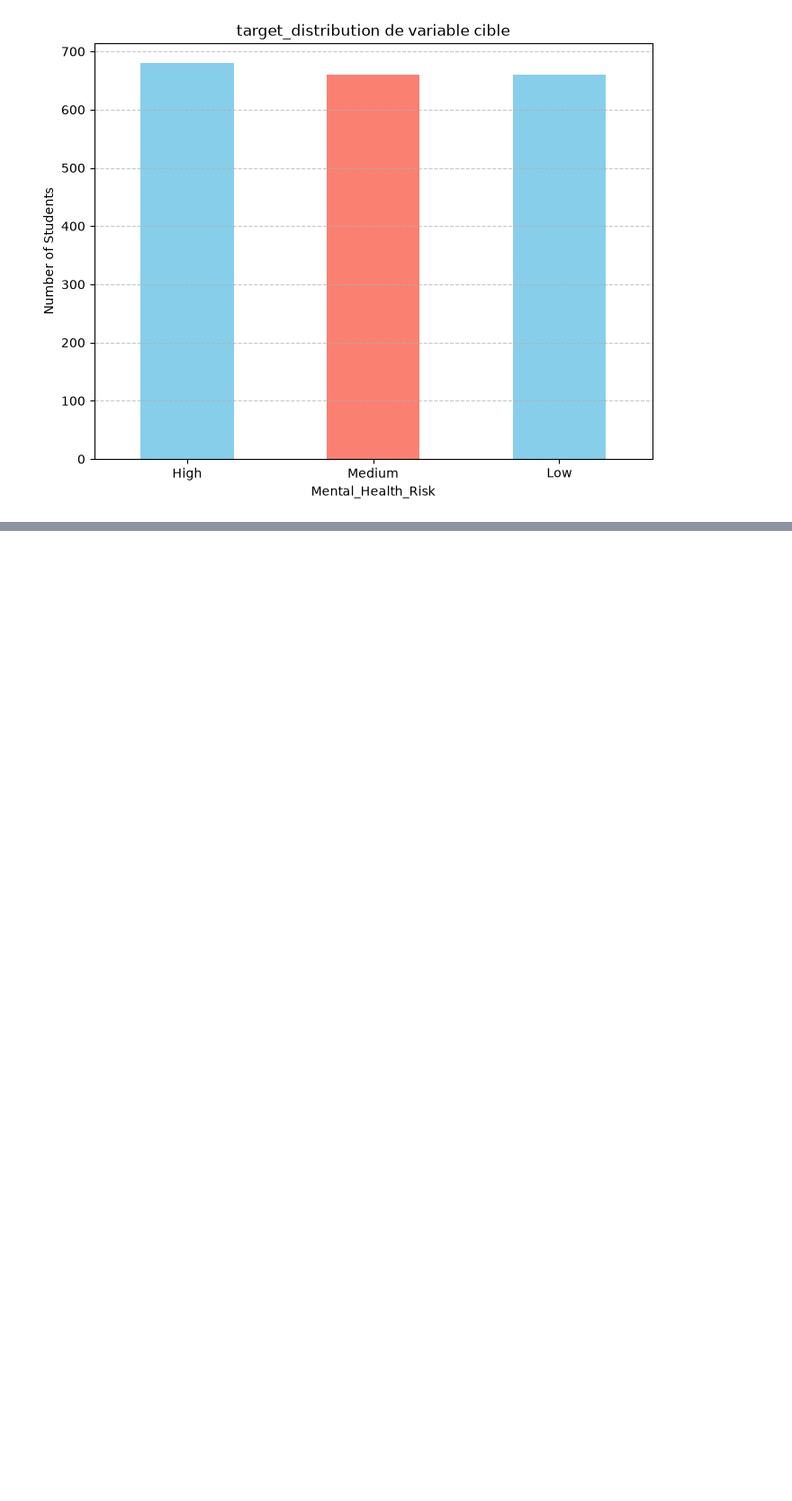
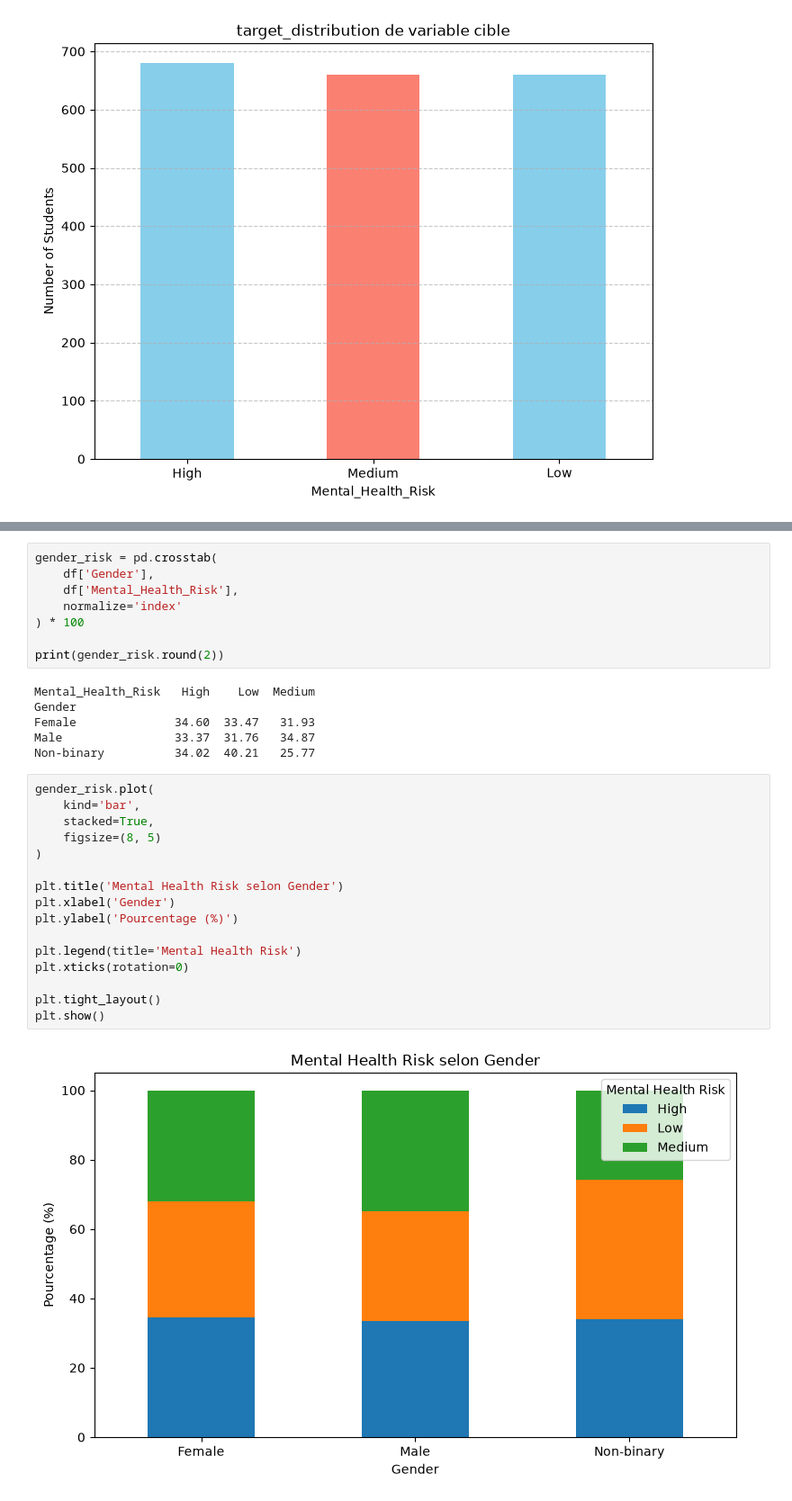
Before and after one commit to Azzam-Olaya/student-mental-health-pipeline, a Jupyter notebook: notebook/extraction.ipynb, the cells around one changed output, grey strips where cells are left out. Shown at 90% size. Saved outputs shown, nothing was run; the diff lists cells and outputs as text; blank space fills up the shorter version.

```diff
--- a/notebook/extraction.ipynb
+++ b/notebook/extraction.ipynb
@@ -279,0 +328,32 @@ plt.show()
+# %%
+gender_risk = pd.crosstab(
+    df['Gender'],
+    df['Mental_Health_Risk'],
+    normalize='index'
+) * 100
+
+print(gender_risk.round(2))
+# %% [output]
+Mental_Health_Risk   High    Low  Medium
+Gender
+Female              34.60  33.47   31.93
+Male                33.37  31.76   34.87
+Non-binary          34.02  40.21   25.77
+# %%
+gender_risk.plot(
+    kind='bar',
+    stacked=True,
+    figsize=(8, 5)
+)
+
+plt.title('Mental Health Risk selon Gender')
+plt.xlabel('Gender')
+plt.ylabel('Pourcentage (%)')
+
+plt.legend(title='Mental Health Risk')
+plt.xticks(rotation=0)
+
+plt.tight_layout()
+plt.show()
+# %% [output]
+[figure, added]
```
Also changed, not shown: parts of 7 cells of this notebook.
